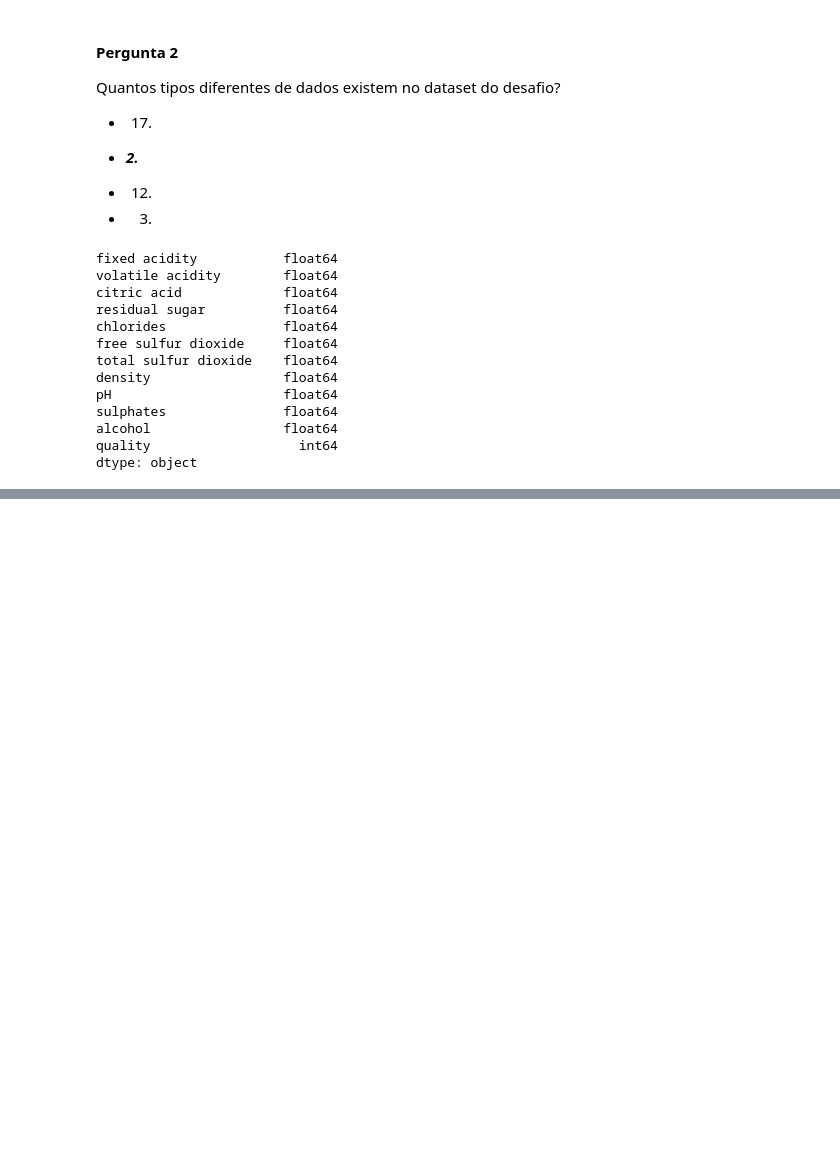
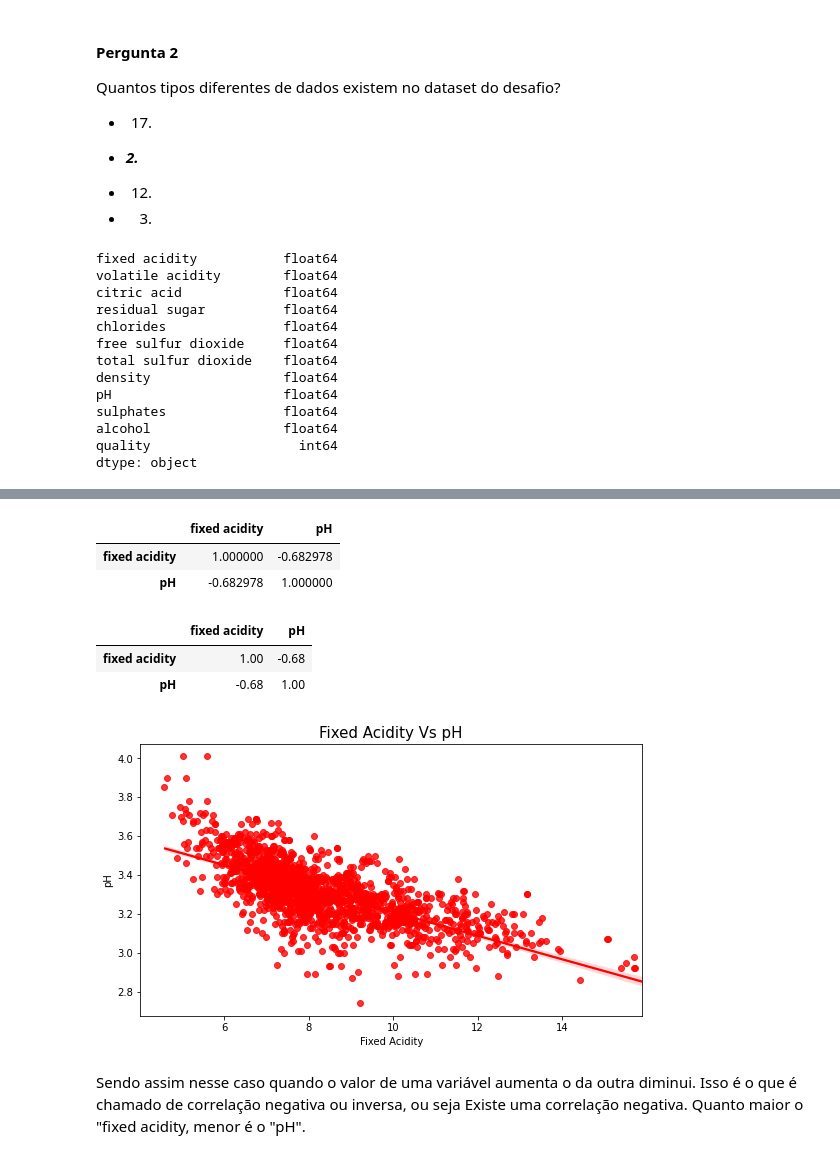
Before and after one commit to masedos/Bootcamp-Analista-de-Machine-Learning, a Jupyter notebook: Módulo 2/Desafio do Módulo 2/desafio_winequality_red.ipynb, the cells around one changed output, grey strips where cells are left out. Saved outputs shown, nothing was run; the diff lists cells and outputs as text; code cells hidden in the pictures; blank space fills up the shorter version.

```diff
--- a/Módulo 2/Desafio do Módulo 2/desafio_winequality_red.ipynb
+++ b/Módulo 2/Desafio do Módulo 2/desafio_winequality_red.ipynb
@@ -285,0 +249,25 @@ Modifique o dataset para um sistema binário que considere vinhos com nota maior
+# %%
+pearsoncorr = df[['fixed acidity', 'pH']].corr(method='pearson')
+pearsoncorr
+# %% [output]
+|  | fixed acidity | pH |
+| fixed acidity | 1.000000 | -0.682978 |
+| pH | -0.682978 | 1.000000 |
+# %%
+corr_matrix = df[['fixed acidity', 'pH']].corr(method='pearson')
+corr_matrix.style.background_gradient(cmap='coolwarm').set_precision(2)
+# %% [output]
+|  | fixed acidity | pH |
+| fixed acidity | 1.00 | -0.68 |
+| pH | -0.68 | 1.00 |
+# %%
+plt.figure(figsize=(9,5))
+sns.regplot(x='fixed acidity', y='pH', data=df, color='r', x_jitter=0.2)
+plt.xlabel("Fixed Acidity")
+plt.ylabel("pH")
+plt.title("Fixed Acidity Vs pH", fontsize=15)
+plt.show()
+# %% [output]
+[figure, added]
+# %% [markdown]
+Sendo assim nesse caso quando o valor de uma variável aumenta o da outra diminui. Isso é o que é chamado de correlação negativa ou inversa, ou seja Existe uma correlação negativa. Quanto maior o "fixed acidity, menor é o "pH".
```
Also changed, not shown: parts of 78 cells of this notebook.
